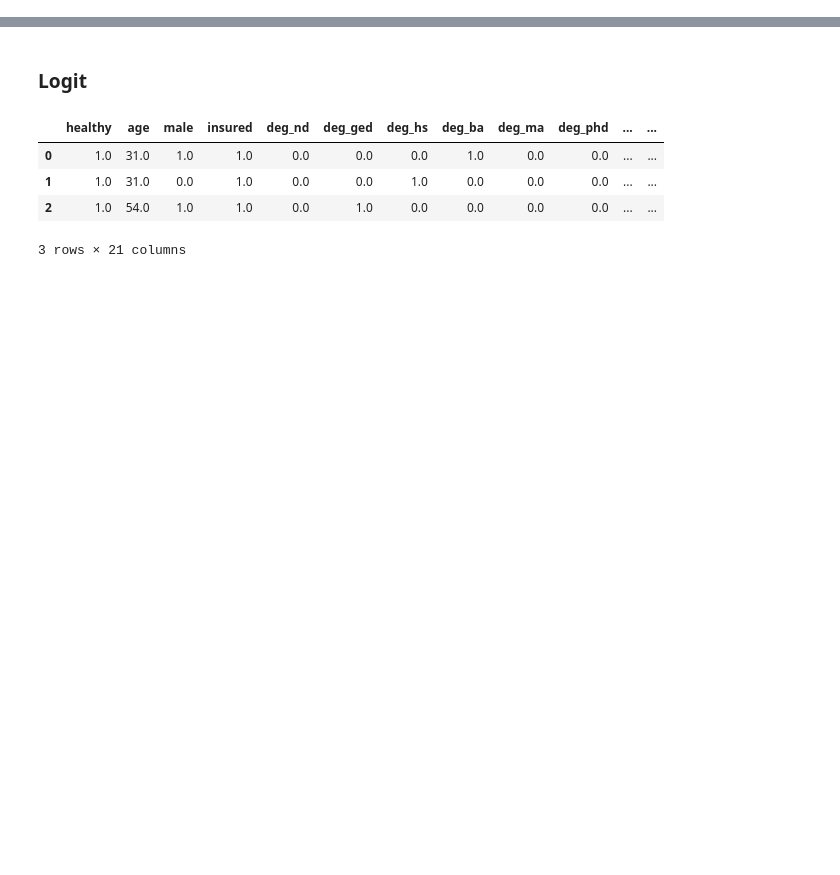
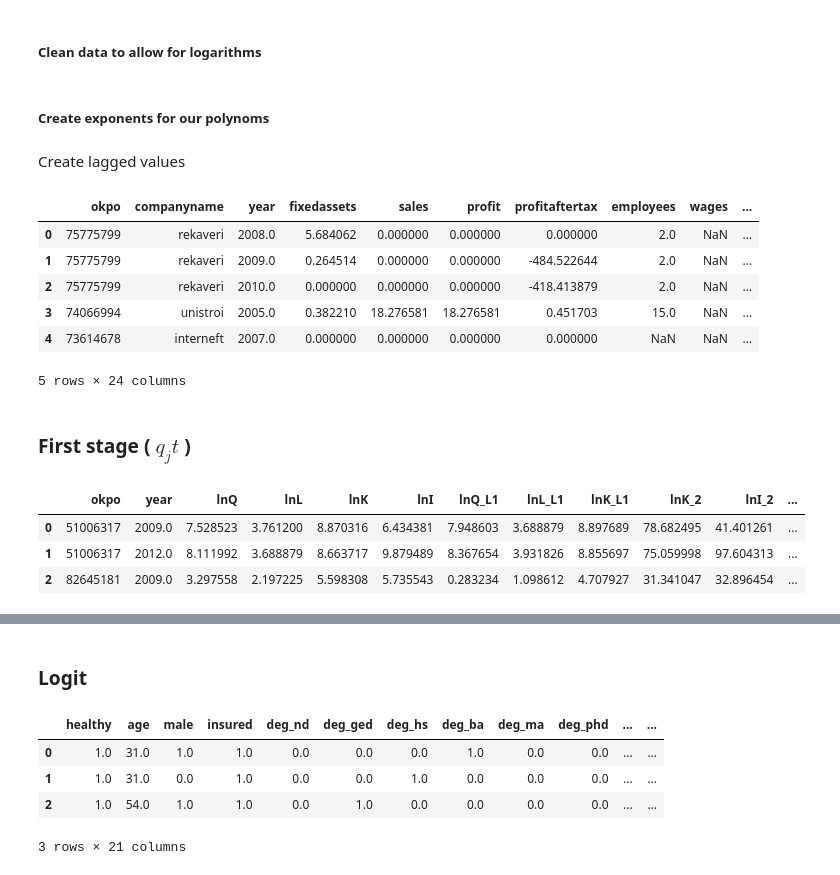
Before and after one commit to Nick-Pupkin/NES, a Jupyter notebook: EIO_1_Popov_Nick.ipynb, the cells around one changed output, grey strips where cells are left out. Drawn from its saved outputs; the diff is of its cells as text; code cells hidden in the pictures; blank space fills up the shorter version.

```diff
--- a/EIO_1_Popov_Nick.ipynb
+++ b/EIO_1_Popov_Nick.ipynb
@@ -2,0 +66,55 @@
+# %% [markdown]
+##### Clean data to allow for logarithms
+# %%
+oil.replace([np.inf, -np.inf], np.nan, inplace=True)
+# %% [markdown]
+##### Create exponents for our polynoms
+# %%
+oil['lnQ'] = np.log(oil['sales'])
+
+oil['lnL'] = np.log(oil['employees'])
+
+oil['lnI'] = np.log(oil['investment'])
+oil['lnI_2'] = oil['lnI']**2
+oil['lnI_3'] = oil['lnI']**3
+
+oil['lnK'] = np.log(oil['fixedassets'])
+oil['lnK_2'] = oil['lnK']**2
+oil['lnK_3'] = oil['lnK']**3
+# %% [markdown]
+Create lagged values
+# %%
+oil['lnQ_L1'] = 0
+oil['lnL_L1'] = 0
+oil['lnK_L1'] = 0
+
+for i in range(oil.shape[0]):
+    lnK_L1 = oil.loc[(oil['okpo'] == oil['okpo'][i]) & (oil['year'] == (oil['year'][i]-1)), 'lnK']
+    if lnK_L1.shape[0] > 0:
+        oil['lnK_L1'][i] = lnK_L1.iloc[0]
+    else:
+        oil['lnK_L1'][i] = np.NaN
+
+    lnL_L1 = oil.loc[(oil['okpo'] == oil['okpo'][i]) & (oil['year'] == (oil['year'][i]-1)), 'lnL']
+    if lnL_L1.shape[0] > 0:
+        oil['lnL_L1'][i] = lnL_L1.iloc[0]
+    else:
+        oil['lnL_L1'][i] = np.NaN
+
+    lnQ_L1 = oil.loc[(oil['okpo'] == oil['okpo'][i]) & (oil['year'] == (oil['year'][i]-1)), 'lnQ']
+    if lnQ_L1.shape[0] > 0:
+        oil['lnQ_L1'][i] = lnQ_L1.iloc[0]
+    else:
+        oil['lnQ_L1'][i] = np.NaN
+# %%
+oil.head(5)
+# %% [output]
+|  | okpo | companyname | year | fixedassets | sales | profit | profitaftertax | employees | wages | ... |
+| 0 | 75775799 | rekaveri | 2008.0 | 5.684062 | 0.000000 | 0.000000 | 0.000000 | 2.0 | NaN | ... |
+| 1 | 75775799 | rekaveri | 2009.0 | 0.264514 | 0.000000 | 0.000000 | -484.522644 | 2.0 | NaN | ... |
+| 2 | 75775799 | rekaveri | 2010.0 | 0.000000 | 0.000000 | 0.000000 | -418.413879 | 2.0 | NaN | ... |
+| 3 | 74066994 | unistroi | 2005.0 | 0.382210 | 18.276581 | 18.276581 | 0.451703 | 15.0 | NaN | ... |
+| 4 | 73614678 | interneft | 2007.0 | 0.000000 | 0.000000 | 0.000000 | 0.000000 | NaN | NaN | ... |
+5 rows × 24 columns
+# %% [markdown]
+### First stage ( $q_jt$ )
@@ -2,0 +126,7 @@
+# %%
+samp.head(3)
+# %% [output]
+|  | okpo | year | lnQ | lnL | lnK | lnI | lnQ_L1 | lnL_L1 | lnK_L1 | lnK_2 | lnI_2 | ... |
+| 0 | 51006317 | 2009.0 | 7.528523 | 3.761200 | 8.870316 | 6.434381 | 7.948603 | 3.688879 | 8.897689 | 78.682495 | 41.401261 | ... |
+| 1 | 51006317 | 2012.0 | 8.111992 | 3.688879 | 8.663717 | 9.879489 | 8.367654 | 3.931826 | 8.855697 | 75.059998 | 97.604313 | ... |
+| 2 | 82645181 | 2009.0 | 3.297558 | 2.197225 | 5.598308 | 5.735543 | 0.283234 | 1.098612 | 4.707927 | 31.341047 | 32.896454 | ... |
```
Also changed, not shown: parts of 18 cells of this notebook.
